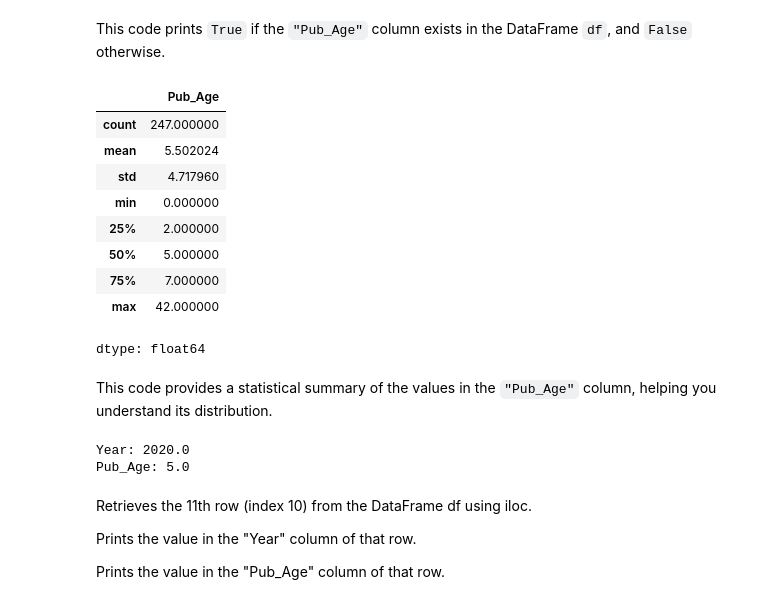
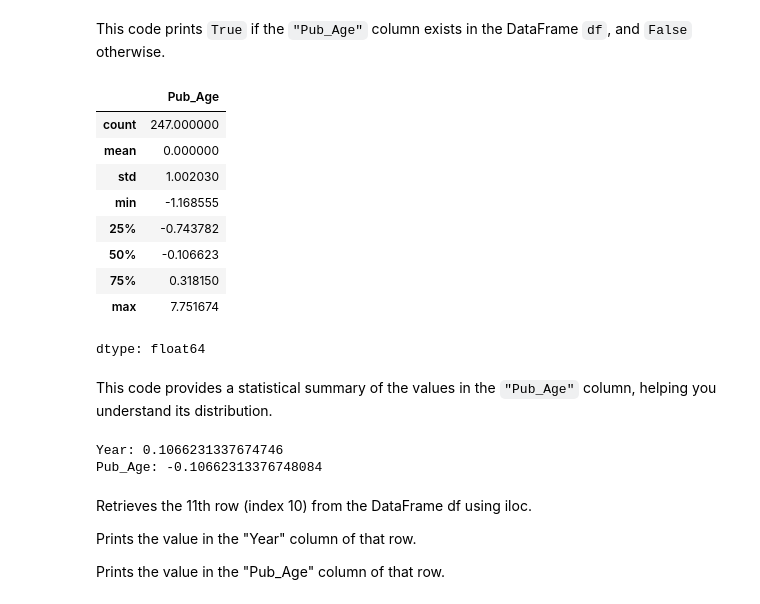
Before and after one commit to Tikulirekuti-Mwale/Publication_Types, a Jupyter notebook: classification_of_Publication_types.ipynb, the cells around one changed output. Saved outputs shown, nothing was run; the diff lists cells and outputs as text; code cells hidden in the pictures.

```diff
--- a/classification_of_Publication_types.ipynb
+++ b/classification_of_Publication_types.ipynb
@@ -338,0 +351,2 @@ df[['Year','Pub_Age']].head(10)
+# %%
+unza_publications_df['Age'] = unza_publications_df['Age'].fillna(unza_publications_df['Age'].median())
@@ -338,0 +389,3 @@ df[['Year','Pub_Age']].head(10)
+# %%
+completely_missing = ['ArticleURL', 'DOI', 'ISSN', 'Abstract', 'FullTextURL', 'RelatedURL']
+unza_publications_df = unza_publications_df.drop(columns=completely_missing)
@@ -338,0 +396,2 @@ df[['Year','Pub_Age']].head(10)
+# %%
+unza_publications_df['Pub_Age'] = 2025 - unza_publications_df['Year']
@@ -339,3 +412,9 @@ df[['Year','Pub_Age']].head(10)
+# %%
+from sklearn.preprocessing import StandardScaler
+
+scaler = StandardScaler()
+numeric_cols = ['Cites', 'Year', 'GSRank', 'ECC', 'CitesPerYear', 'CitesPerAuthor', 'AuthorCount', 'Age', 'Pub_Age']
+unza_publications_df[numeric_cols] = scaler.fit_transform(unza_publications_df[numeric_cols])
 # %% [markdown]
 This code displays the first 10 rows of the `"Year"` and `"Pub_Age"` columns from the DataFrame `df`.
 # %%
@@ -345,27 +424,27 @@ True
 # %% [markdown]
 This code prints `True` if the `"Pub_Age"` column exists in the DataFrame `df`, and `False` otherwise.
 # %%
-df['Pub_Age'].describe()
+unza_publications_df['Pub_Age'].describe()
 # %% [output]
 |  | Pub_Age |
 | count | 247.000000 |
-| mean | 5.502024 |
-| std | 4.717960 |
-| min | 0.000000 |
-| 25% | 2.000000 |
-| 50% | 5.000000 |
-| 75% | 7.000000 |
-| max | 42.000000 |
+| mean | 0.000000 |
+| std | 1.002030 |
+| min | -1.168555 |
+| 25% | -0.743782 |
+| 50% | -0.106623 |
+| 75% | 0.318150 |
+| max | 7.751674 |
 dtype: float64
 # %% [markdown]
 This code provides a statistical summary of the values in the `"Pub_Age"` column, helping you understand its distribution.
 # %%
-row = df.iloc[10]
+row = unza_publications_df.iloc[10]
 print("Year:", row['Year'])
 print("Pub_Age:", row['Pub_Age'])
 # %% [output]
-Year: 2020.0
-Pub_Age: 5.0
+Year: 0.1066231337674746
+Pub_Age: -0.10662313376748084
 # %% [markdown]
 Retrieves the 11th row (index 10) from the DataFrame df using iloc.
 
```
Also changed, not shown: parts of 82 cells of this notebook.
